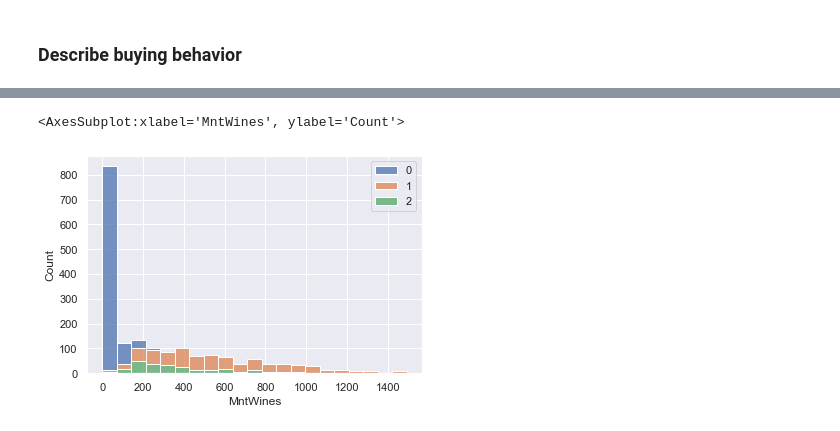
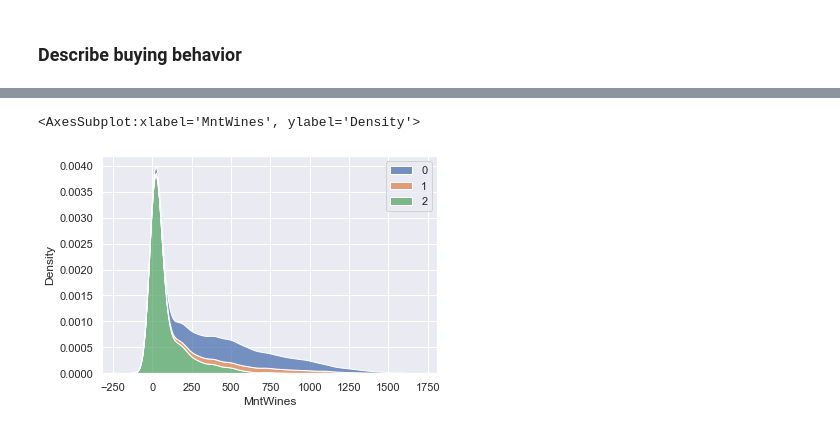
Before and after one commit to SandroMartens/sturdy-bassoon, a Jupyter notebook: kundenanalyse/analyse.ipynb, the cells around one changed output, grey strips where cells are left out. Saved outputs shown, nothing was run; the diff lists cells and outputs as text; code cells hidden in the pictures.

```diff
--- a/kundenanalyse/analyse.ipynb
+++ b/kundenanalyse/analyse.ipynb
@@ -95,7 +96,9 @@ data_columns = data.columns
 ### Select useful features
 # %%
 model = VarianceThreshold(0.2)
-data = robust_scale(data)
+data = robust_scale(
+    X=data,
+    with_centering=True)
 data = model.fit_transform(data)
 data_columns = model.get_feature_names_out(data_columns)
 # %% [markdown]
@@ -117,19 +120,19 @@ sns.clustermap(
 # %%
-fa = FactorAnalysis(
+fa = SparsePCA(
     n_components=4,
-    # alpha=0.5,
+    alpha=0.1,
     # n_jobs=-1
-    rotation="varimax"
-    )
+    # rotation="varimax"
+)
 fa.fit(data)
 
-plt.figure(figsize=(10,5))
+plt.figure(figsize=(10, 5))
 sns.heatmap(
     pd.DataFrame(fa.components_, columns=data_columns),
     square=True,
     cbar_kws={"orientation": "horizontal",
-        "location":"top"
-       },
+              "location": "top"
+              },
     linewidths=1,
     center=0)
 
@@ -163,11 +166,11 @@ Map to two dimensions
 # %%
 reducer = UMAP(
     n_components=3,
-    local_connectivity=1,
+    local_connectivity=2,
     min_dist=0,
     n_neighbors=50,
     densmap=True,
-    metric="cosine",
+    metric="correlation",
     target_metric="l1",
     target_weight=0.3,
     unique=True,
@@ -197,7 +200,7 @@ sns.scatterplot(
 Unsupervised clustering
 # %%
 clusterer = HDBSCAN(
-    min_cluster_size=100,
+    min_cluster_size=150,
     min_samples=5,
 )
 
@@ -368,12 +378,12 @@ sns.kdeplot(
 # %%
-sns.histplot(
-    data=pd.DataFrame(data_original)[clusters!=-1],
+sns.kdeplot(
+    data=pd.DataFrame(data_original)[clusters != -1],
     x="MntWines",
-    hue=clusters[clusters!=-1],
+    hue=clusters[clusters != -1],
     multiple="stack",
     # discrete=True,
     palette="deep",
 )
 # %% [output]
-<AxesSubplot:xlabel='MntWines', ylabel='Count'>
+<AxesSubplot:xlabel='MntWines', ylabel='Density'>
-[figure, old version]
+[figure, new version]
```
Also changed, not shown: parts of 23 cells of this notebook.
